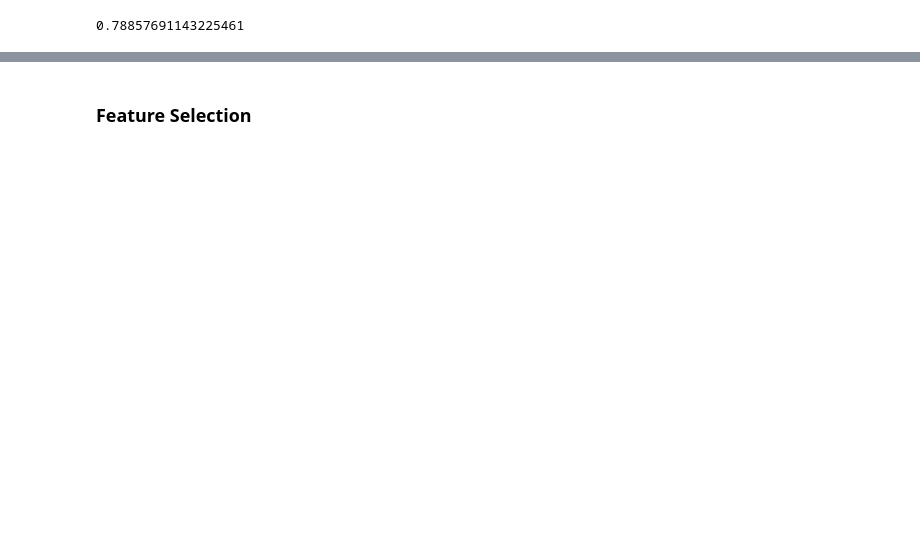
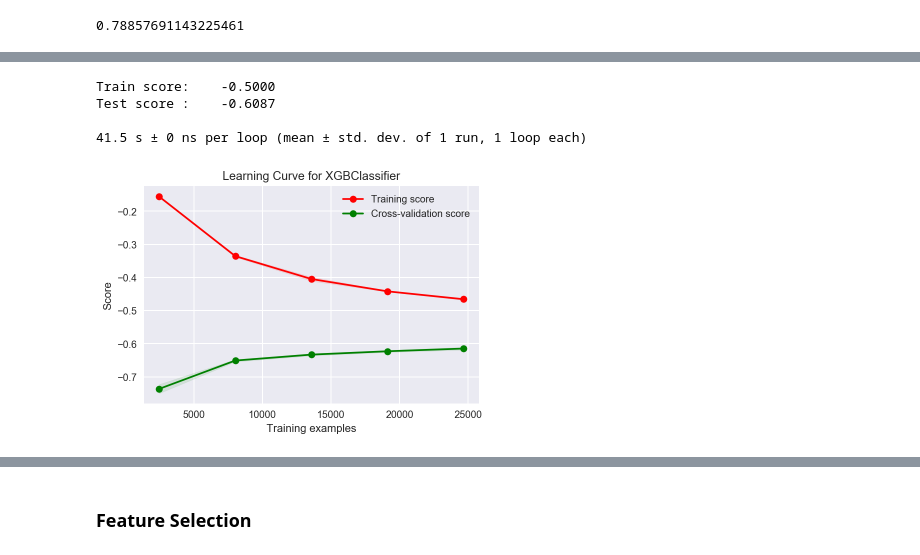
Before and after one commit to mdlynch37/kaggle-rental-interest, a Jupyter notebook: Executable/Implementation.ipynb, the cells around one changed output, grey strips where cells are left out. Drawn from its saved outputs; the diff is of its cells as text; code cells hidden in the pictures; blank space fills up the shorter version.

```diff
--- a/Executable/Implementation.ipynb
+++ b/Executable/Implementation.ipynb
@@ -410,0 +260,22 @@ array([[ 0.86330668,  0.12186012,  0.0148332 ]])
+# %%
+# GridSearchCV takes about 5 min with 8 cores
+# Might not want to run it again
+RUN_XGB = True
+
+if RUN_XGB:
+    cv = 3
+
+    xgb_clf = XGBClassifier(objective='multi:softprob', subsample=0.8,
+                            colsample_bytree=0.8, nthread=1, seed=SEED)
+
+    params = dict(
+        max_depth=[4, 5, 6, 7],
+        learning_rate=[0.1, 1.5],
+        n_estimators=[100, 150, 200],
+    )
+    grid = GridSearchCV(xgb_clf, params, n_jobs=-1,
+                        scoring=scoring, cv=cv)
+
+    %timeit -r1 -n1 grid.fit(X_train, y_train)
+
+    print(best_grid_score(grid))
@@ -410,0 +290,26 @@ array([[ 0.86330668,  0.12186012,  0.0148332 ]])
+# %%
+if RUN_XGB:
+    cv = 3
+
+    clf = grid.best_estimator_
+
+    y_pred = clf.predict_proba(X_train)
+    print('Train score: {:>10.4f}'.format(-log_loss(y_train, y_pred)))
+
+    y_pred = clf.predict_proba(X_test)
+    print('Test score : {:>10.4f}'.format(-log_loss(y_test, y_pred)))
+    print()
+
+    # kwargs so %timeit works with multiline arguments
+    kwargs = dict(estimator=clf, X=X_train, y=y_train,
+                  clf_name='XGBClassifier',
+                  cv=cv, scoring=scoring, n_jobs=-1)
+    %timeit -r1 -n1 plot_learning_curve(**kwargs)
+#     plt.savefig(''.join([REPORT_IMG_DIR, 'stg1b-xgb-learning-curve.png']),
+#                 dpi=300, bbox_inches='tight')
+# %% [output]
+Train score:    -0.5000
+Test score :    -0.6087
+
+41.5 s ± 0 ns per loop (mean ± std. dev. of 1 run, 1 loop each)
+[figure, added]
```
Also changed, not shown: parts of 107 cells of this notebook.
